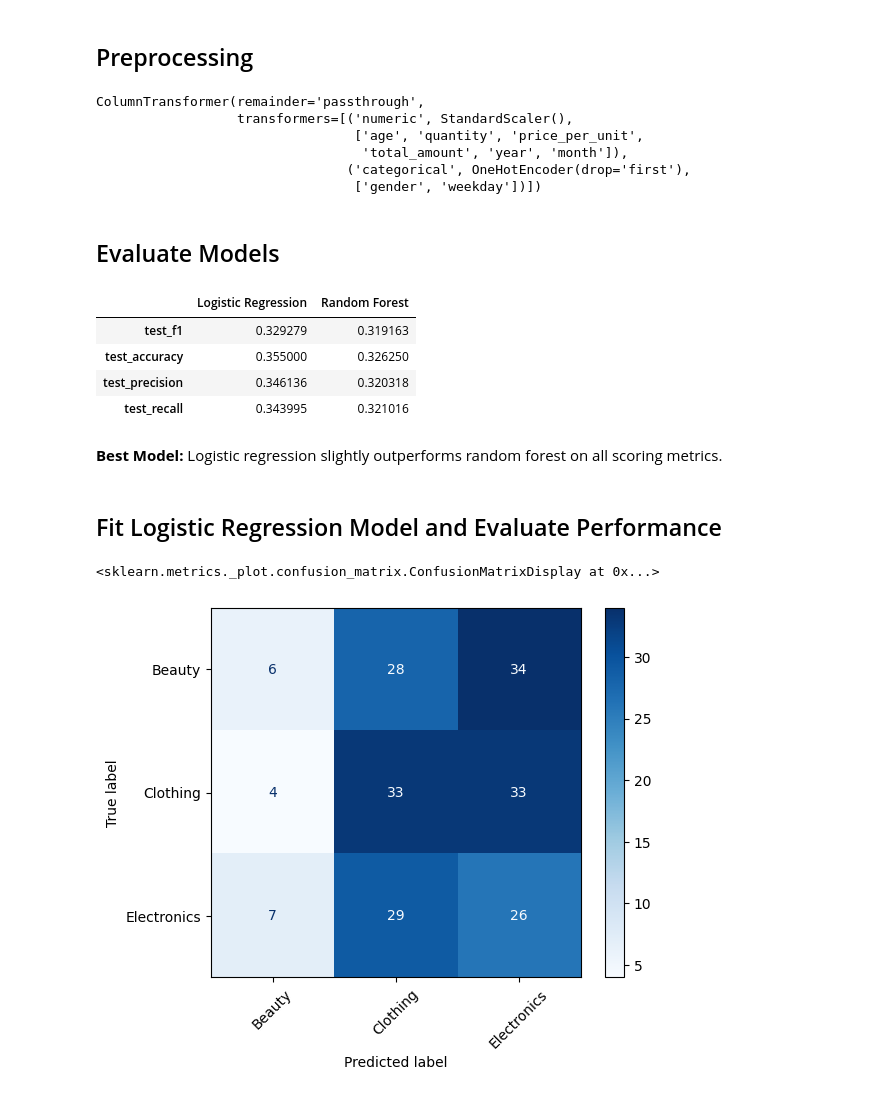
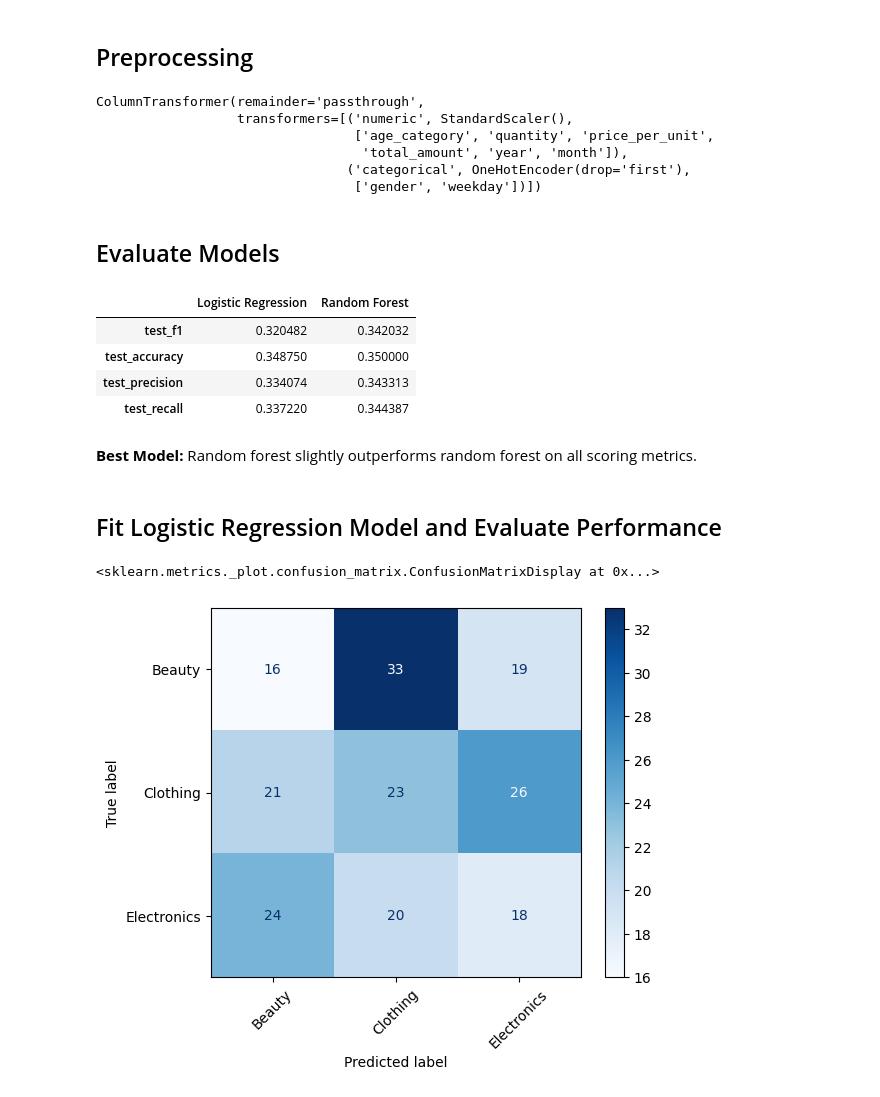
Before and after one commit to NicoleLatendresse/D6_Retail-Sales-Dataset, a Jupyter notebook: experiments/classification.ipynb, the cells around one changed output. Cells and saved outputs as stored; diff of their text form; code cells hidden in the pictures.

```diff
--- a/experiments/classification.ipynb
+++ b/experiments/classification.ipynb
@@ -43,11 +43,11 @@ retail_sales.head(20)
 retail_sales_copy = retail_sales.copy()
 
 # Define x and y variables
-X = retail_sales_copy[['gender', 'age', 'quantity', 'price_per_unit', 'total_amount', 'year', 'month', 'weekday']]
+X = retail_sales_copy[['gender', 'age_category', 'quantity', 'price_per_unit', 'total_amount', 'year', 'month', 'weekday']]
 y = retail_sales_copy['product_category']
 
 # Define numeric and categorical columns
-num_cols = ['age', 'quantity', 'price_per_unit', 'total_amount', 'year', 'month']
+num_cols = ['age_category', 'quantity', 'price_per_unit', 'total_amount', 'year', 'month']
 cat_cols = ['gender', 'weekday']
 
 # Define preprocessing pipeline
@@ -59,7 +59,7 @@ preproc
 # %% [output]
 ColumnTransformer(remainder='passthrough',
                   transformers=[('numeric', StandardScaler(),
-                                 ['age', 'quantity', 'price_per_unit',
+                                 ['age_category', 'quantity', 'price_per_unit',
                                   'total_amount', 'year', 'month']),
                                 ('categorical', OneHotEncoder(drop='first'),
                                  ['gender', 'weekday'])])
@@ -109,27 +109,27 @@ scoring_df = pd.DataFrame({
 scoring_df
 # %% [output]
 |  | Logistic Regression | Random Forest |
-| test_f1 | 0.329279 | 0.319163 |
-| test_accuracy | 0.355000 | 0.326250 |
-| test_precision | 0.346136 | 0.320318 |
-| test_recall | 0.343995 | 0.321016 |
+| test_f1 | 0.320482 | 0.342032 |
+| test_accuracy | 0.348750 | 0.350000 |
+| test_precision | 0.334074 | 0.343313 |
+| test_recall | 0.337220 | 0.344387 |
 # %% [markdown]
 **Best Model:**
-Logistic regression slightly outperforms random forest on all scoring metrics.
+Random forest slightly outperforms random forest on all scoring metrics.
 # %% [markdown]
 ## Fit Logistic Regression Model and Evaluate Performance
 # %%
 # Fit model
-pipe_a.fit(X_train, y_train)
+pipe_b.fit(X_train, y_train)
 
 # Make predictions on test dataset
-y_pred = pipe_a.predict(X_test)
+y_pred = pipe_b.predict(X_test)
 
 # Create confusion matrix
-cm = confusion_matrix(y_test, y_pred, labels=pipe_a.classes_)
+cm = confusion_matrix(y_test, y_pred, labels=pipe_b.classes_)
 
-cm_display = ConfusionMatrixDisplay(confusion_matrix=cm, display_labels=pipe_a.classes_)
+cm_display = ConfusionMatrixDisplay(confusion_matrix=cm, display_labels=pipe_b.classes_)
 cm_display.plot(cmap='Blues', xticks_rotation=45)
 # %% [output]
 <sklearn.metrics._plot.confusion_matrix.ConfusionMatrixDisplay at 0x...>
-[figure, old version]
+[figure, new version]
```
